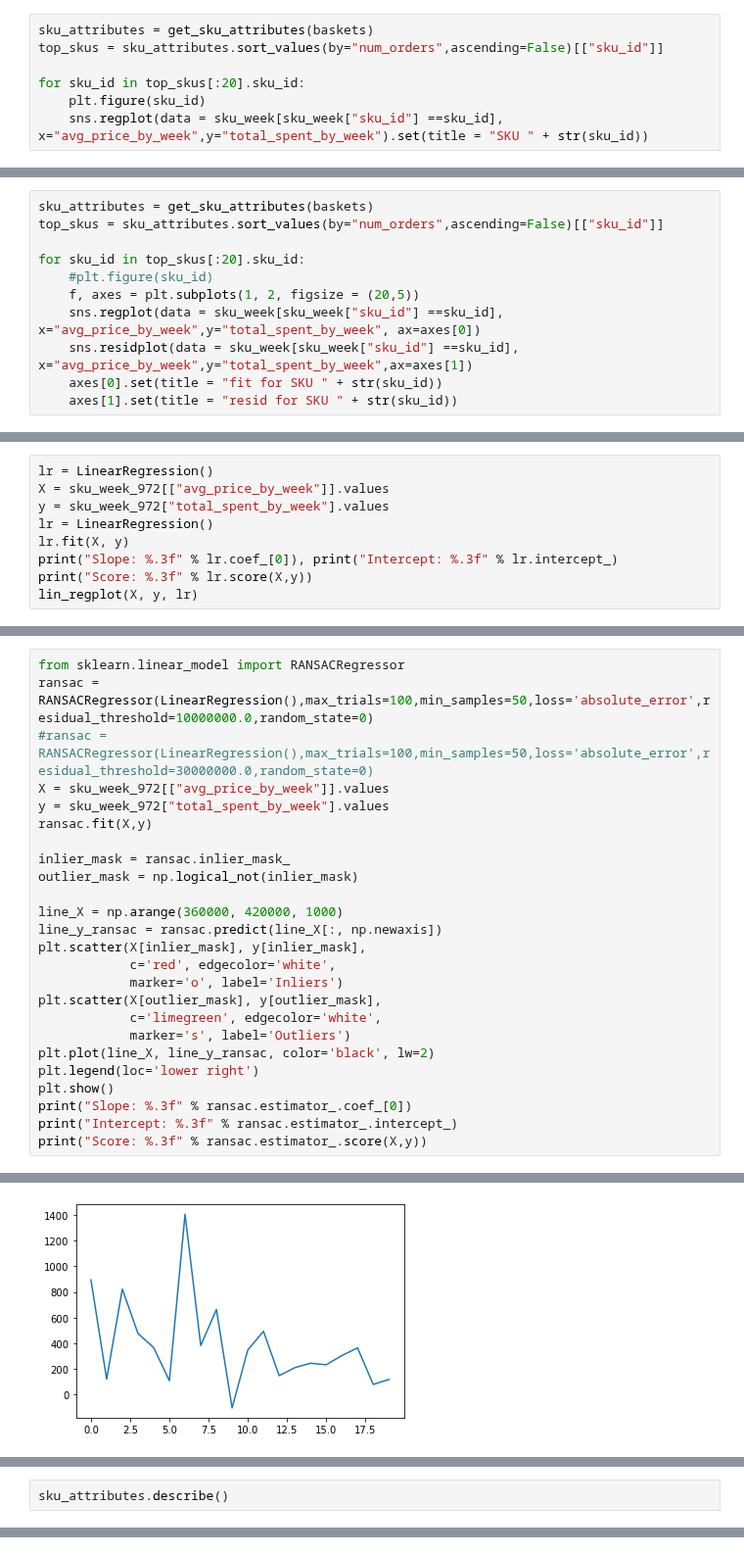
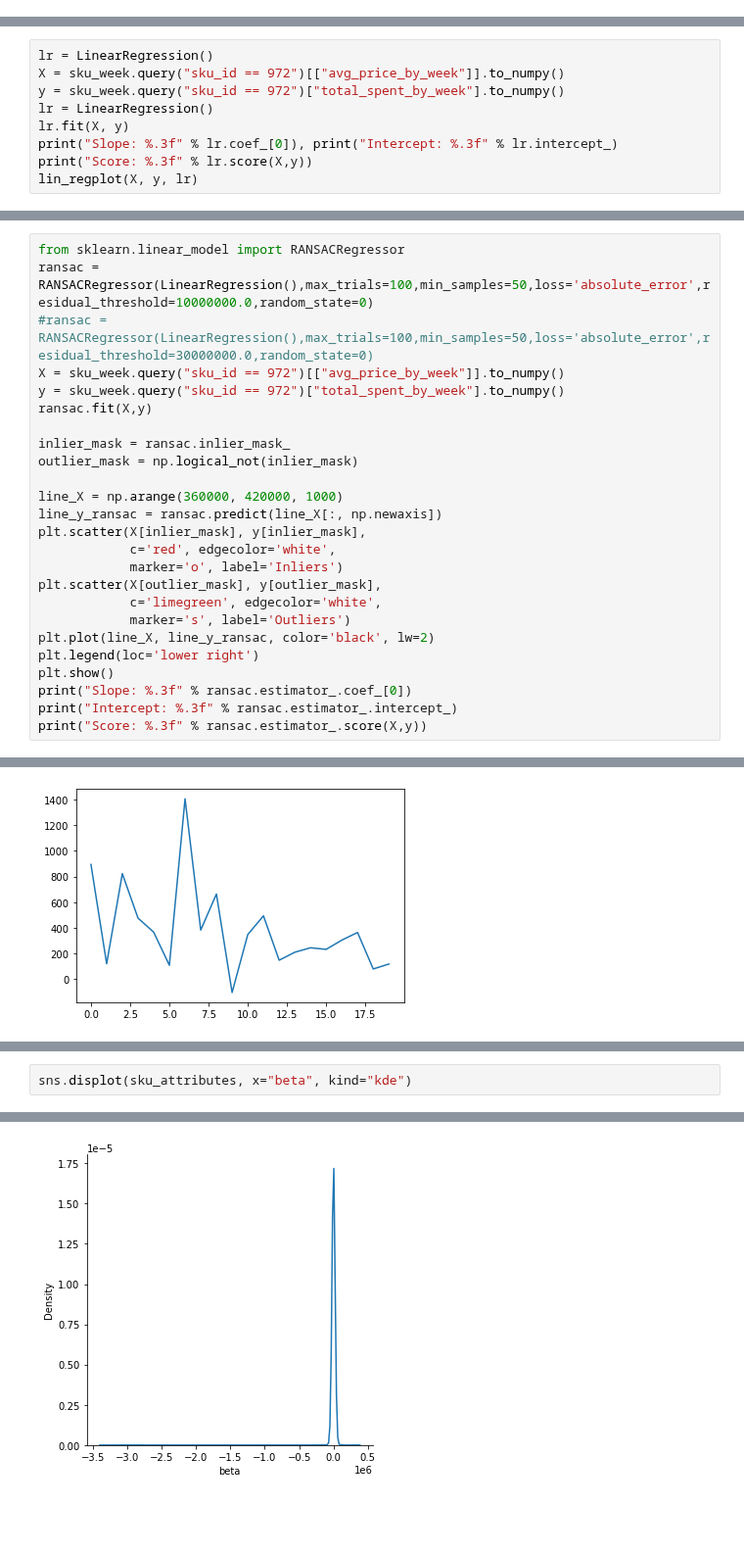
Before and after one commit to yingli/applieddatascience, a Jupyter notebook: sample_code/NB07_regression.ipynb, the cells around one changed output, grey strips where cells are left out. Shown at 98% size. Drawn from its saved outputs; the diff is of its cells as text; blank space fills up the shorter version.

```diff
--- a/sample_code/NB07_regression.ipynb
+++ b/sample_code/NB07_regression.ipynb
@@ -126,7 +101,0 @@ top_skus.head(20)
-# %%
-sku_attributes = get_sku_attributes(baskets)
-top_skus = sku_attributes.sort_values(by="num_orders",ascending=False)[["sku_id"]]
-
-for sku_id in top_skus[:20].sku_id:
-    plt.figure(sku_id)
-    sns.regplot(data = sku_week[sku_week["sku_id"] ==sku_id], x="avg_price_by_week",y="total_spent_by_week").set(title = "SKU " + str(sku_id))
@@ -149,11 +101,0 @@ for sku_id in top_skus[:20].sku_id:
-# %%
-sku_attributes = get_sku_attributes(baskets)
-top_skus = sku_attributes.sort_values(by="num_orders",ascending=False)[["sku_id"]]
-
-for sku_id in top_skus[:20].sku_id:
-    #plt.figure(sku_id)
-    f, axes = plt.subplots(1, 2, figsize = (20,5))
-    sns.regplot(data = sku_week[sku_week["sku_id"] ==sku_id], x="avg_price_by_week",y="total_spent_by_week", ax=axes[0])
-    sns.residplot(data = sku_week[sku_week["sku_id"] ==sku_id], x="avg_price_by_week",y="total_spent_by_week",ax=axes[1])
-    axes[0].set(title = "fit for SKU " + str(sku_id))
-    axes[1].set(title = "resid for SKU " + str(sku_id))
@@ -251,8 +181,8 @@ Intercept: 85495266.874
  - Let's do SKU 972
 # %%
 lr = LinearRegression()
-X = sku_week_972[["avg_price_by_week"]].values
-y = sku_week_972["total_spent_by_week"].values
+X = sku_week.query("sku_id == 972")[["avg_price_by_week"]].to_numpy()
+y = sku_week.query("sku_id == 972")["total_spent_by_week"].to_numpy()
 lr = LinearRegression()
 lr.fit(X, y)
 print("Slope: %.3f" % lr.coef_[0]), print("Intercept: %.3f" % lr.intercept_)
@@ -424,8 +354,8 @@ Score: 0.155
 from sklearn.linear_model import RANSACRegressor
 ransac = RANSACRegressor(LinearRegression(),max_trials=100,min_samples=50,loss='absolute_error',residual_threshold=10000000.0,random_state=0)
 #ransac = RANSACRegressor(LinearRegression(),max_trials=100,min_samples=50,loss='absolute_error',residual_threshold=30000000.0,random_state=0)
-X = sku_week_972[["avg_price_by_week"]].values
-y = sku_week_972["total_spent_by_week"].values
+X = sku_week.query("sku_id == 972")[["avg_price_by_week"]].to_numpy()
+y = sku_week.query("sku_id == 972")["total_spent_by_week"].to_numpy()
 ransac.fit(X,y)
 
 inlier_mask = ransac.inlier_mask_
@@ -510,3 +449,3 @@ sku_attributes["beta"] = pd.DataFrame(betas)
 # %%
-sku_attributes.describe()
+sns.displot(sku_attributes, x="beta", kind="kde")
 # %% [output]
@@ -521,0 +453 @@ sku_attributes.describe()
+[figure, added]
```
Also changed, not shown: parts of 27 cells of this notebook, 1 other file.
